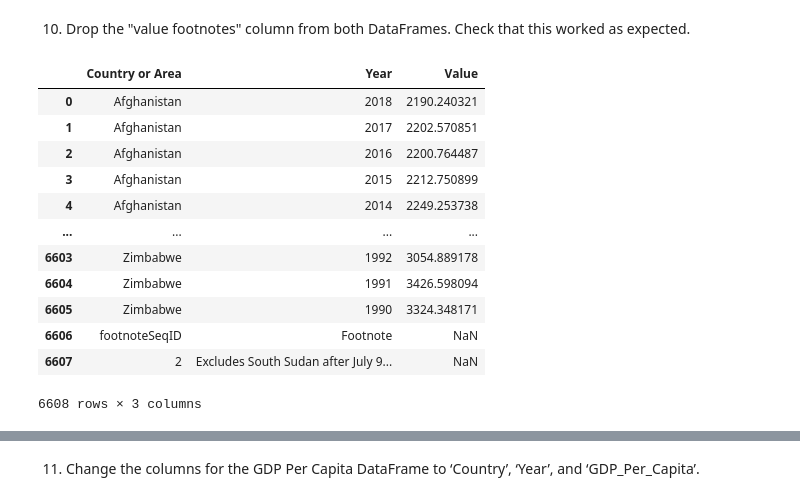
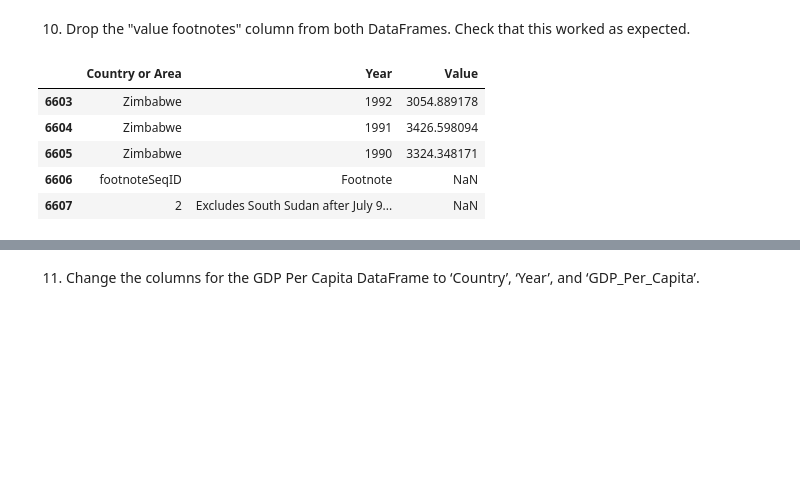
Before and after one commit to tipearso/gdp-and-internet-usage-tipearso, a Jupyter notebook: TP_gdp_internet.ipynb, the cells around one changed output, grey strips where cells are left out. Drawn from its saved outputs; the diff is of its cells as text; code cells hidden in the pictures; blank space fills up the shorter version.

```diff
--- a/TP_gdp_internet.ipynb
+++ b/TP_gdp_internet.ipynb
@@ -128,19 +128,13 @@ internet_df.tail(10)
 # %% [markdown]
 10. Drop the "value footnotes" column from both DataFrames. Check that this worked as expected.
 # %%
-gdp_df.drop('Value Footnotes',1)
+gdp_df.drop(columns = ['Value Footnotes'], inplace = True)
+gdp_df.tail()
 # %% [output]
 |  | Country or Area | Year | Value |
-| 0 | Afghanistan | 2018 | 2190.240321 |
-| 1 | Afghanistan | 2017 | 2202.570851 |
-| 2 | Afghanistan | 2016 | 2200.764487 |
-| 3 | Afghanistan | 2015 | 2212.750899 |
-| 4 | Afghanistan | 2014 | 2249.253738 |
-| ... | ... | ... | ... |
 | 6603 | Zimbabwe | 1992 | 3054.889178 |
 | 6604 | Zimbabwe | 1991 | 3426.598094 |
 | 6605 | Zimbabwe | 1990 | 3324.348171 |
 | 6606 | footnoteSeqID | Footnote | NaN |
 | 6607 | 2 | Excludes South Sudan after July 9... | NaN |
-6608 rows × 3 columns
 # %%
```
Also changed, not shown: parts of 14 cells of this notebook.
